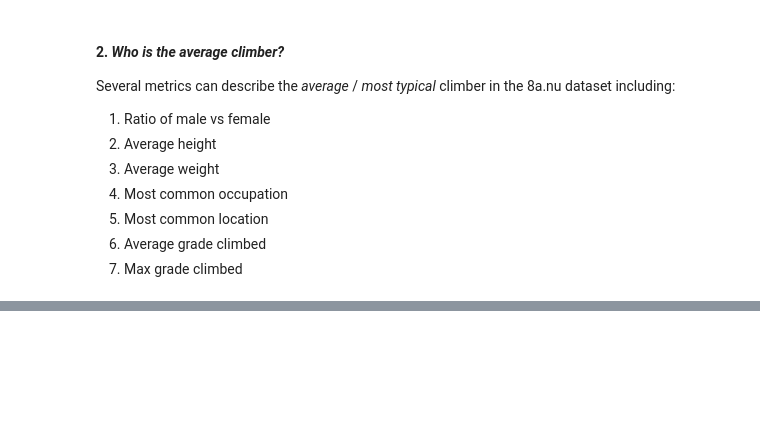
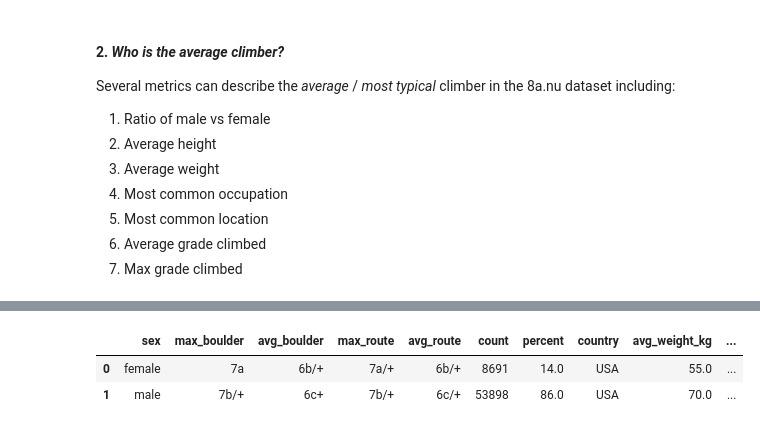
Before and after one commit to seanmperez/The-Rise-of-Climbing, a Jupyter notebook: Climbing Visualization 8a nu Dataset.ipynb, the cells around one changed output, grey strips where cells are left out. Saved outputs shown, nothing was run; the diff lists cells and outputs as text; code cells hidden in the pictures; blank space fills up the shorter version.

```diff
--- a/Climbing Visualization 8a nu Dataset.ipynb
+++ b/Climbing Visualization 8a nu Dataset.ipynb
@@ -627,0 +543,2 @@ LIMIT 20
+# %%
+merged_max_avg_climbs = max_climb_sex_segmented.merge(average_climb_sex_segmented, on = ["sex", "climb"])
@@ -627,0 +553,14 @@ LIMIT 20
+# %%
+average_climber_sex_segmented = pd.DataFrame({
+    "sex" : merged_max_avg_climbs["sex"].unique(),
+    "max_boulder" : merged_max_avg_climbs[merged_max_avg_climbs["climb"] == "boulder"]["max_grade"].values,
+    "avg_boulder" : merged_max_avg_climbs[merged_max_avg_climbs["climb"] == "boulder"]["avg_grade"].values,
+    "max_route" : merged_max_avg_climbs[merged_max_avg_climbs["climb"] == "route"]["max_grade"].values,
+    "avg_route" : merged_max_avg_climbs[merged_max_avg_climbs["climb"] == "route"]["avg_grade"].values
+            }).merge(sex_ratio, on = "sex").merge(weight_height_country_job_sex_segmented, on = "sex")
+# %%
+average_climber_sex_segmented
+# %% [output]
+|  | sex | max_boulder | avg_boulder | max_route | avg_route | count | percent | country | avg_weight_kg | ... |
+| 0 | female | 7a | 6b/+ | 7a/+ | 6b/+ | 8691 | 14.0 | USA | 55.0 | ... |
+| 1 | male | 7b/+ | 6c+ | 7b/+ | 6c/+ | 53898 | 86.0 | USA | 70.0 | ... |
```
Also changed, not shown: parts of 34 cells of this notebook.
